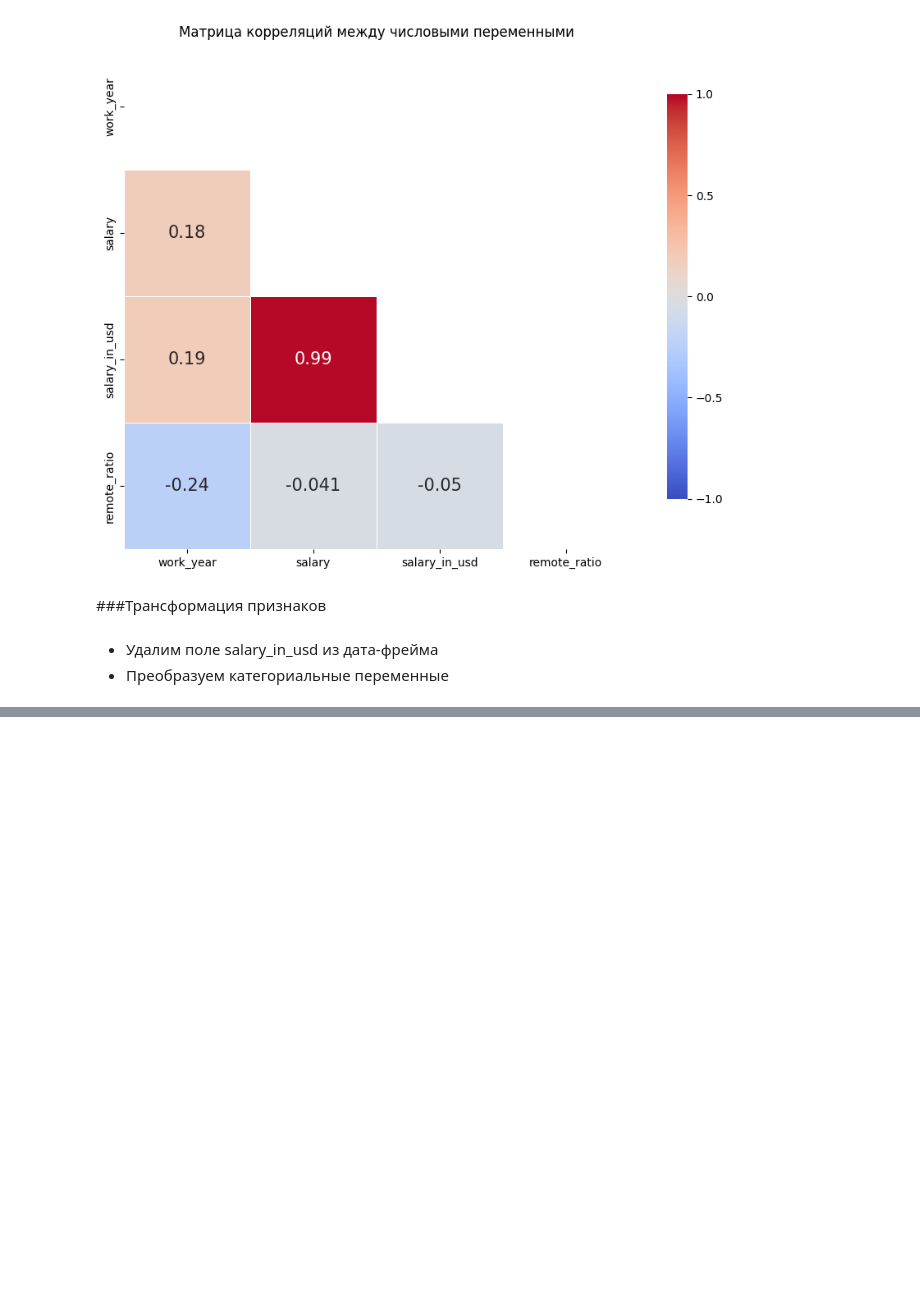
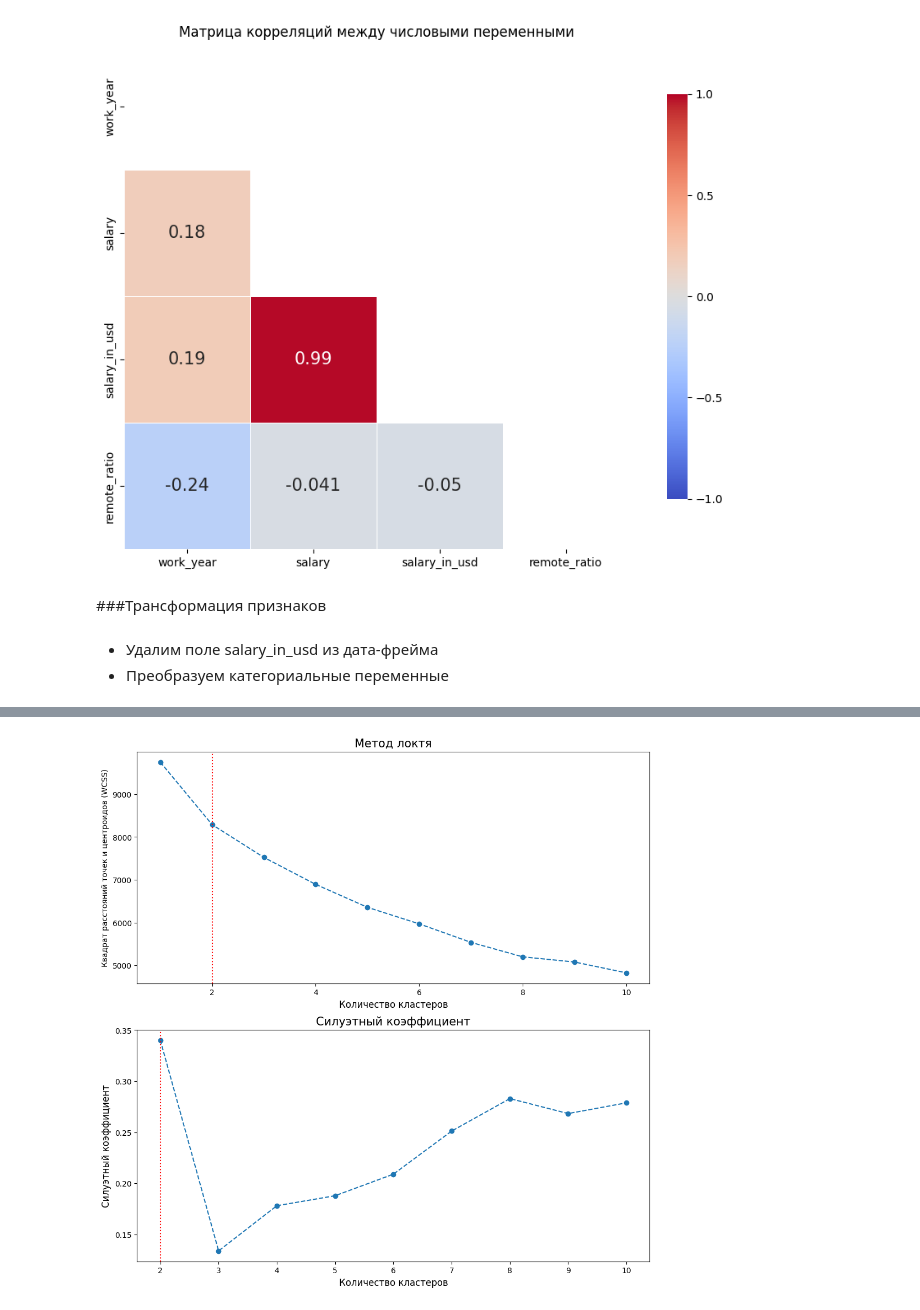
Before and after one commit to Dmitriy6655/-python-DS-ITOGOVAYA, a Jupyter notebook: sem_10_itog_HW.ipynb, the cells around one changed output, grey strips where cells are left out. Cells and saved outputs as stored; diff of their text form; code cells hidden in the pictures; blank space fills up the shorter version.

```diff
--- a/sem_10_itog_HW.ipynb
+++ b/sem_10_itog_HW.ipynb
@@ -369,0 +448,6 @@ plt.show()
+# %%
+X = df.drop(columns=['salary'])
+y = df['salary']
+
+scaler = MinMaxScaler()
+X_scaled = scaler.fit_transform(X)
@@ -369,0 +468,38 @@ plt.show()
+# %%
+plt.figure(figsize=(12, 12))
+
+# Метод локтя
+wcss = []
+for i in range(1, 11):
+    # k-means++ — улучшенная версия случайной инициализации центроидов.
+    # max_iter=300 - максимальное количество итераций, которое алгоритм K-Means будет выполнять, пытаясь минимизировать WCSS
+    # n_init=10 - количество раз, которое алгоритм будет запускаться с различными начальными центроидами.
+    kmeans = KMeans(n_clusters=i, init='k-means++', max_iter=300, n_init=10, random_state=42)
+    kmeans.fit(X_scaled)
+    wcss.append(kmeans.inertia_)
+
+plt.subplot(2, 1, 1)
+plt.plot(range(1, 11), wcss, marker='o', linestyle='--', linewidth=1.5)
+plt.axvline(x=2, linestyle=':', color='r')
+plt.title('Метод локтя', fontsize=15)
+plt.xlabel('Количество кластеров', fontsize=12)
+plt.ylabel('Квадрат расстояний точек и центроидов (WCSS)')
+
+# Метод силуэта
+silhouette_scores = []
+for i in range(2, 11):
+    kmeans = KMeans(n_clusters=i, init='k-means++', max_iter=300, n_init=10, random_state=42)
+    kmeans.fit(X_scaled)
+    score = silhouette_score(X_scaled, kmeans.labels_)
+    silhouette_scores.append(score)
+
+plt.subplot(2, 1, 2)
+plt.plot(range(2, 11), silhouette_scores, marker='o', linestyle='--', linewidth=1.5)
+plt.axvline(x=2, linestyle=':', color='r')
+plt.title('Силуэтный коэффициент', fontsize=15)
+plt.xlabel('Количество кластеров', fontsize=12)
+plt.ylabel('Силуэтный коэффициент', fontsize=12)
+
+plt.show()
+# %% [output]
+[figure, added]
```
Also changed, not shown: parts of 42 cells of this notebook.
